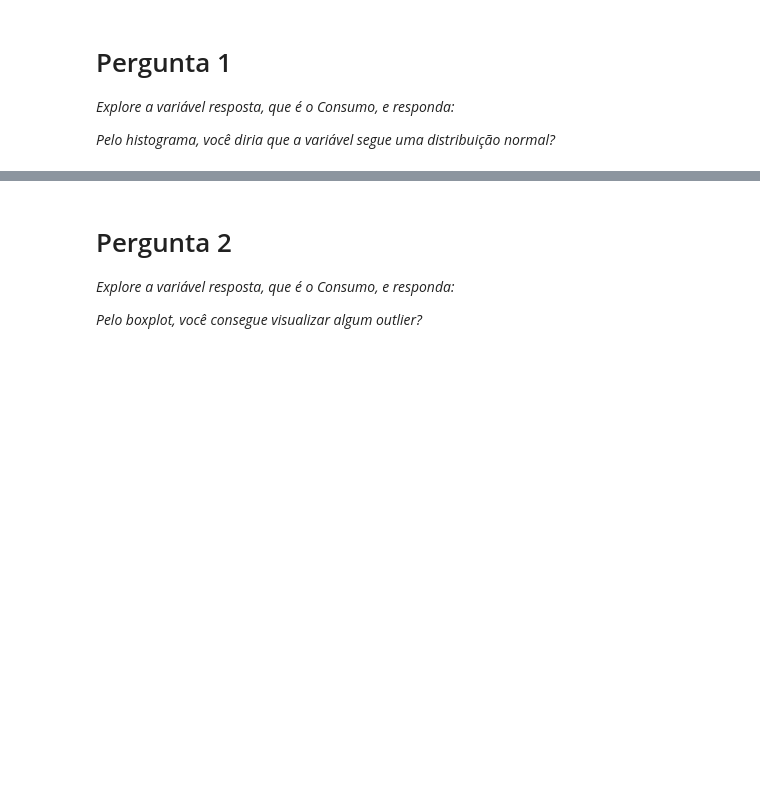
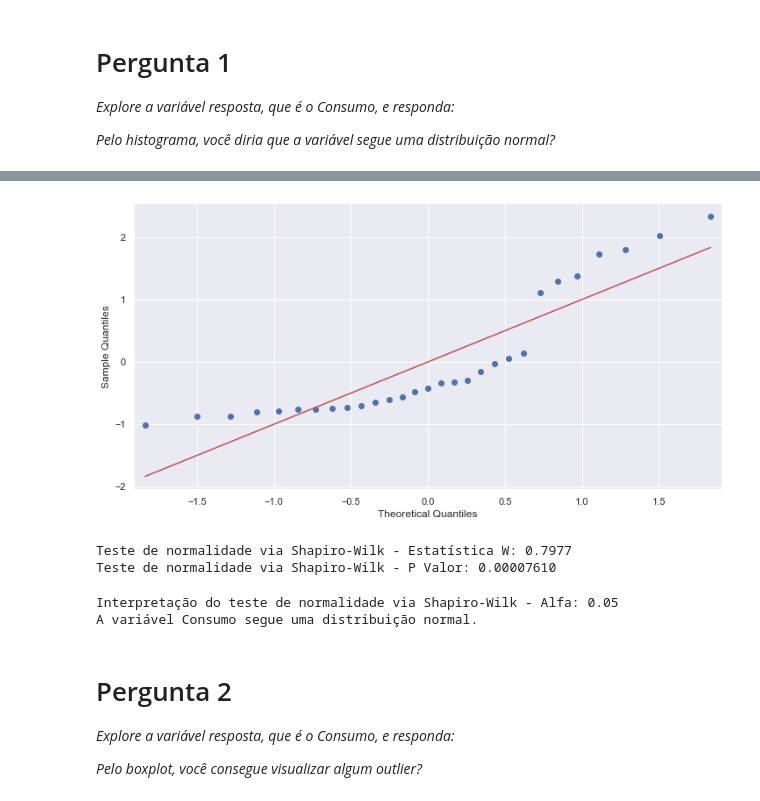
Before and after one commit to alexcamargos/DataScienceBootcampIGTI, a Jupyter notebook: Modulo_1/Desafio/desafio_python.ipynb, the cells around one changed output, grey strips where cells are left out. Cells and saved outputs as stored; diff of their text form; code cells hidden in the pictures; blank space fills up the shorter version.

```diff
--- a/Modulo_1/Desafio/desafio_python.ipynb
+++ b/Modulo_1/Desafio/desafio_python.ipynb
@@ -137,3 +188,29 @@ pass
+# %%
+# Visualizando a distribuição da variável Preço utilizando Q-Q plot (quantile plot).
+sm.qqplot(dados['Consumo'], line='r', fit=True);
+# %% [output]
+[figure, added]
+# %%
+# Teste de normalidade via Shapiro-Wilk.
+statistic_w, p_value = shapiro_test(dados['Consumo'])
+print(f'Teste de normalidade via Shapiro-Wilk - Estatística W: {statistic_w:.4f}')
+print(f'Teste de normalidade via Shapiro-Wilk - P Valor: {p_value:.8f}')
+# %% [output]
+Teste de normalidade via Shapiro-Wilk - Estatística W: 0.7977
+Teste de normalidade via Shapiro-Wilk - P Valor: 0.00007610
+# %%
+# Interpretação do teste de normalidade via Shapiro-Wilk.
+ic = .95    #95% de confiança
+alfa = 1 - ic
+print(f'Interpretação do teste de normalidade via Shapiro-Wilk - Alfa: {alfa:.2f}')
+
+if p_value <= alfa:
+    print('A variável Consumo segue uma distribuição normal.')
+else:
+    print('A variável Consumo não segue uma distribuição normal.')
+# %% [output]
+Interpretação do teste de normalidade via Shapiro-Wilk - Alfa: 0.05
+A variável Consumo segue uma distribuição normal.
 # %% [markdown]
 # Pergunta 2
 
```
Also changed, not shown: parts of 71 cells of this notebook.
